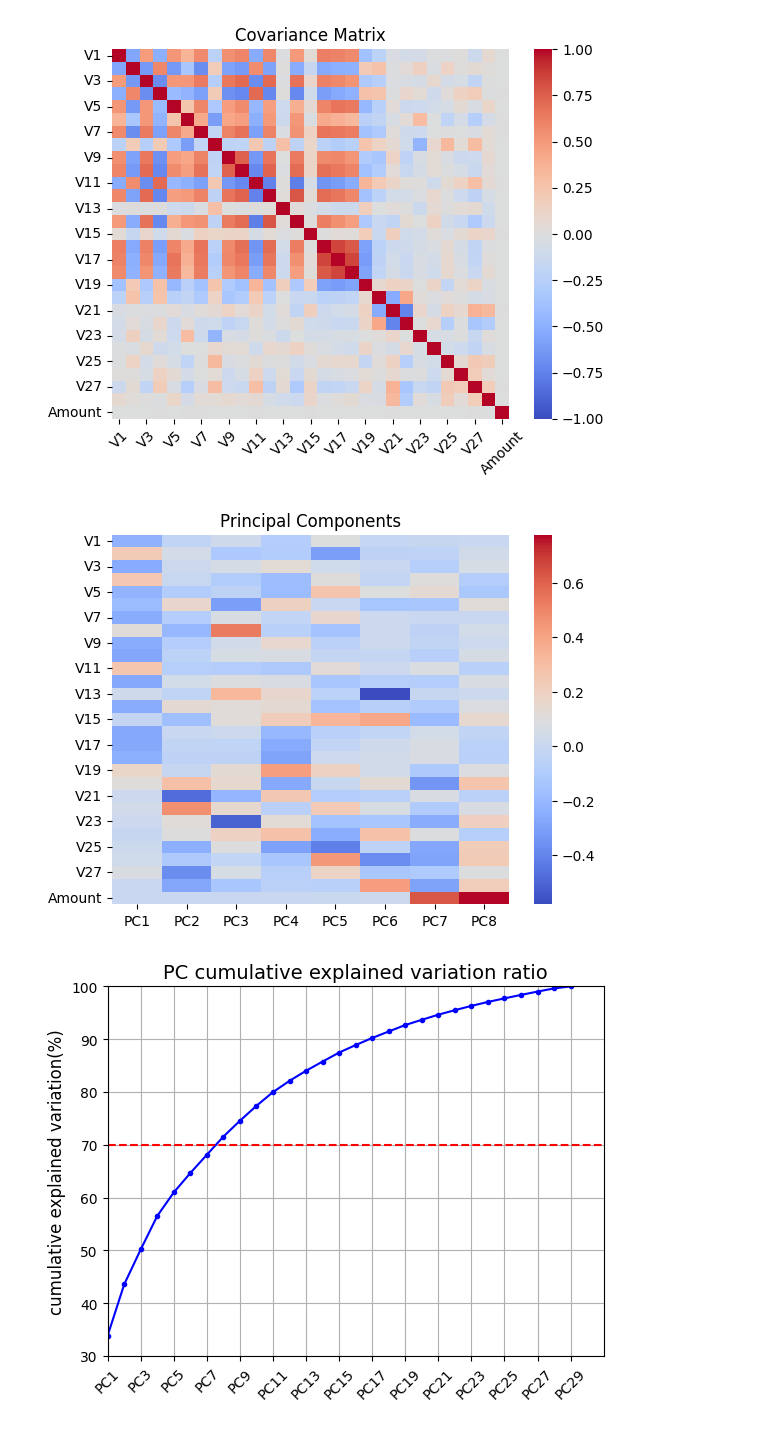
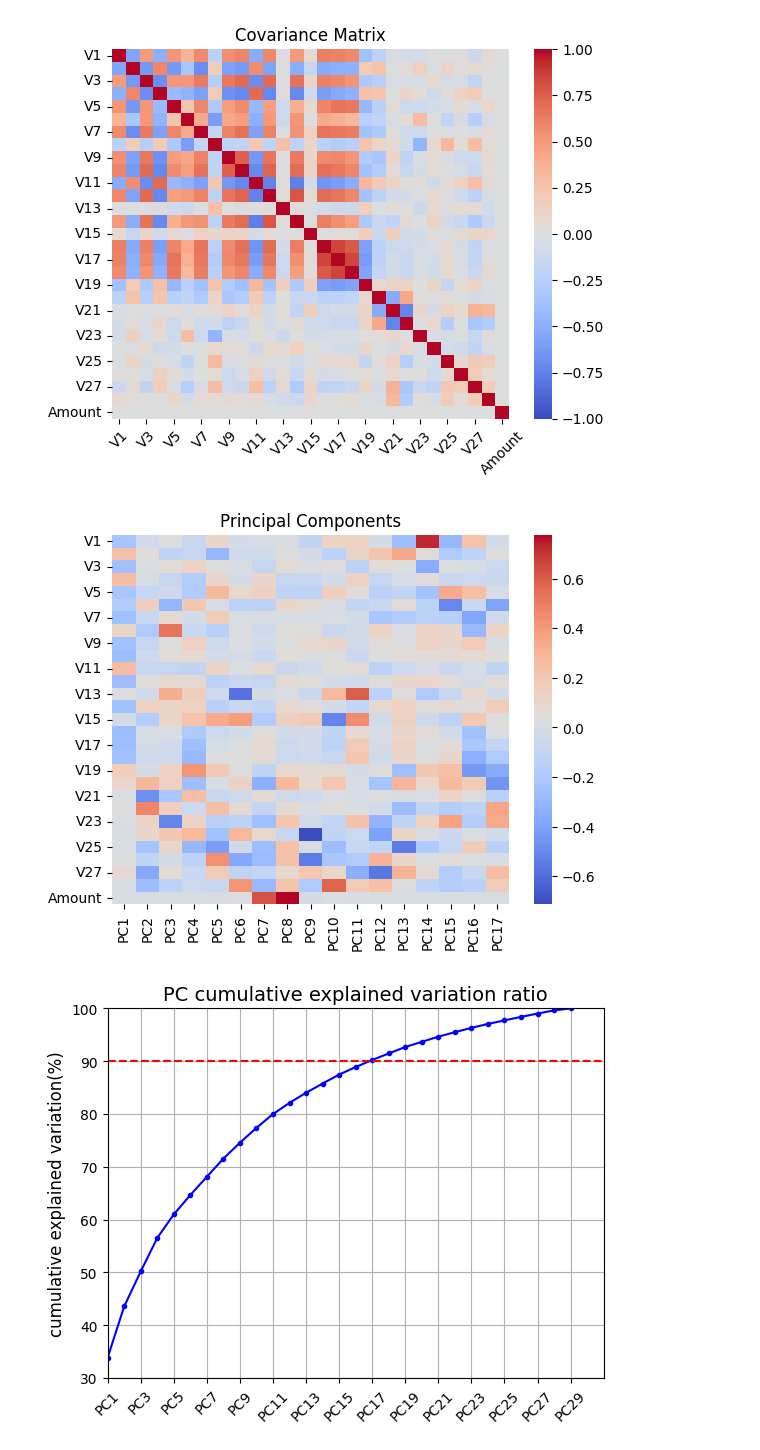
Before and after one commit to yangchenghan629/credit_card_fraud_detection_AE, a Jupyter notebook: credit-card-fraud-detection-vae.ipynb, the cells around one changed output. Cells and saved outputs as stored; diff of their text form; code cells hidden in the pictures.

```diff
--- a/credit-card-fraud-detection-vae.ipynb
+++ b/credit-card-fraud-detection-vae.ipynb
@@ -93,36 +97,40 @@ plt.savefig('covariance_matrix.jpg',dpi=150)
 [figure]
 # %%
 # PCA
+explained_critical=0.9
+
 eigenvalues,eigenvectors=np.linalg.eig(c)
 idx=eigenvalues.argsort()[::-1]
 eigenvalues=eigenvalues[idx]
 eigenvectors=eigenvectors[:,idx]
 explained_var_ratio=eigenvalues/np.sum(eigenvalues)
 explained_var=np.cumsum(eigenvalues)/np.sum(eigenvalues)
-n_components=np.argmax(explained_var>=0.7)+1
+n_components=np.argmax(explained_var>=explained_critical)+1
 u=eigenvectors[:,:n_components]
 pca_idx = np.array([f'PC{i+1}' for i in range(n_components)])
 pca_component=pd.DataFrame(u,index=features,columns=pca_idx)
 
 # project to new basis
-z@pca_component
+z_projected=z@pca_component
+z_restructured=z_projected@u.T
+x_restructured=z_restructured*x_std+x_mean
 
 sns.heatmap(pca_component,cmap='coolwarm')
 plt.title('Principal Components')
 plt.savefig('PC.jpg',dpi=150)
 plt.show()
 plt.clf()
 
 plt.plot(np.array(explained_var*100),'.b-')
 plt.ylabel('cumulative explained variation(%)',fontsize=12)
 plt.title('PC cumulative explained variation ratio',fontsize=14)
-plt.hlines(y=70,xmin=0,xmax=30,color='r',linestyle='dashed')
+plt.hlines(y=explained_critical*100,xmin=0,xmax=30,color='r',linestyle='dashed')
 plt.xticks(np.arange(0,30,2),[f'PC{i+1}'for i in range(0,30,2)],rotation=45)
 plt.xlim(0,30)
 plt.ylim(30,100)
 plt.grid()
 plt.savefig('pc_explained.jpg',dpi=150)
 plt.show()
 # %% [output]
-[figure, old version]
+[figure, new version]
-[figure, old version]
+[figure, new version]
```
Also changed, not shown: parts of 10 cells of this notebook.
